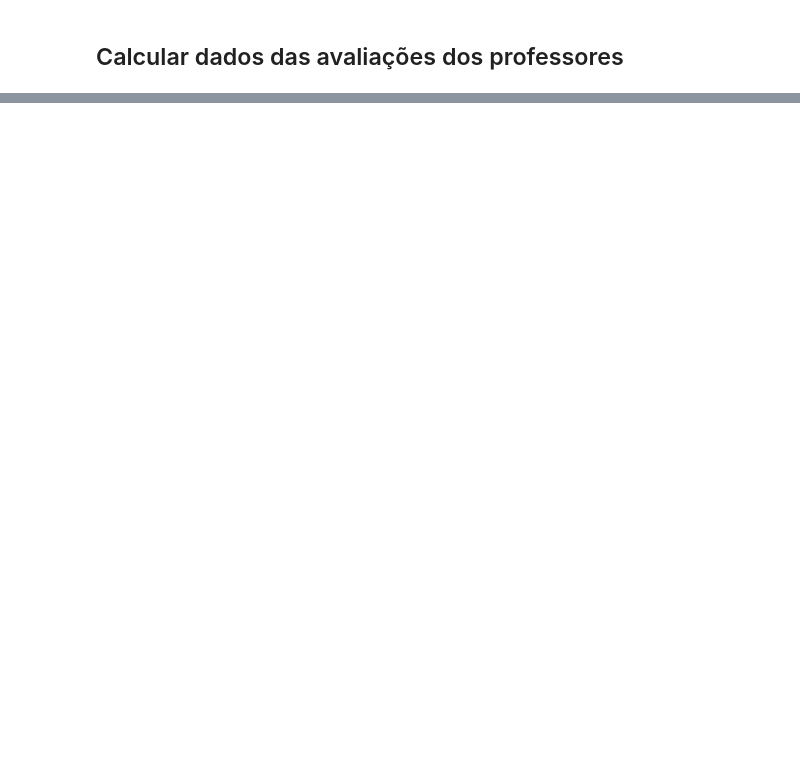
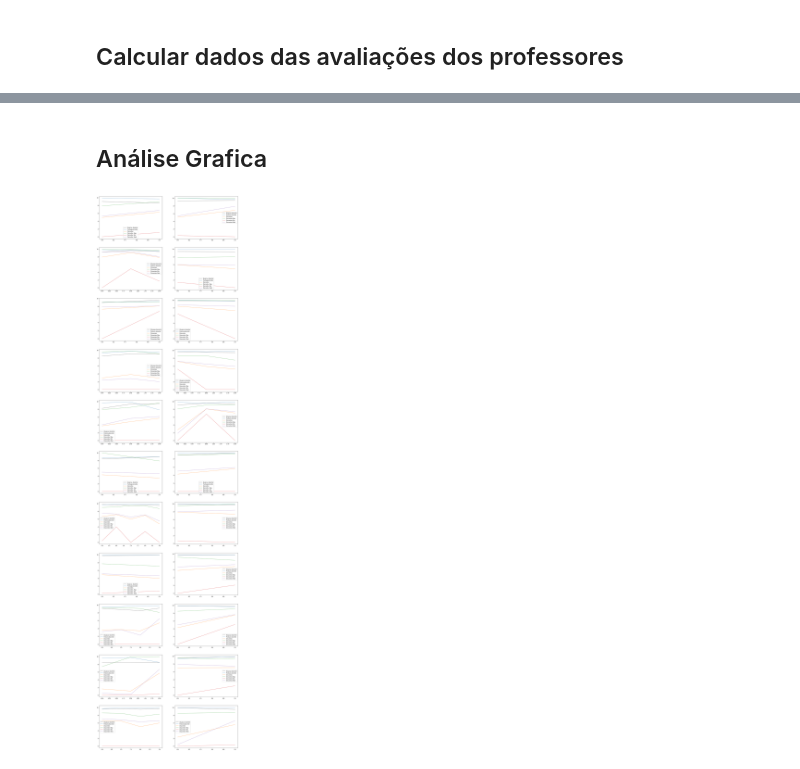
Before and after one commit to ayrtoneverton/ufrn_teacher_evaluations, a Jupyter notebook: analyze.ipynb, the cells around one changed output, grey strips where cells are left out. Saved outputs shown, nothing was run; the diff lists cells and outputs as text; code cells hidden in the pictures; blank space fills up the shorter version.

Commit message:
Criando analise grafica inicial.

```diff
--- a/analyze.ipynb
+++ b/analyze.ipynb
@@ -171,0 +151,34 @@ avaliacoes
+# %% [markdown]
+## Análise Grafica
+# %%
+fig = plt.figure(figsize=(20, 150))
+i = 0
+for docente in avaliacoes.id_docente.unique():
+    a = avaliacoes[avaliacoes.id_docente == docente]
+    x = range(len(a))
+    if(len(x) < 2):
+        continue
+    i += 1
+    ax = fig.add_subplot(20, 2, i)
+    ax.plot(x, a.atuacao_profissional_media, alpha=0.6, label='Atuacao docente', color='#333333')
+    ax.plot(x, a.postura_profissional_media, alpha=0.6, label='Postura docente')
+    ax.plot(x, a.media_discentes, alpha=0.6, label='Discentes')
+    ax.plot(x, a.nota_max, alpha=0.6, label='Discentes Max')
+    ax.plot(x, a.nota_min, alpha=0.6, label='Discentes Min')
+    ax.plot(x, a.nota_med, alpha=0.6, label='Discentes Med')
+
+    ax.legend(loc='best')
+    #ax.title('Professor ' + i)
+    #ax.xlabel('Turmas')
+    #ax.ylabel('Nota')
+
+
+#a['atuacao_profissional_media'].plot(kind='hist', bins=30, alpha=0.3)
+
+#plt.hist(a.atuacao_profissional_media, alpha=0.4, label='atuacao docente', color='#333333')
+#plt.hist(a.postura_profissional_media, alpha=0.4, label='postura docente')
+#plt.hist(a.media_discentes, alpha=0.4, label='media discentes', color='red')
+
+#plt.show()
+# %% [output]
+[figure, added]
```
Also changed, not shown: parts of 8 cells of this notebook.
